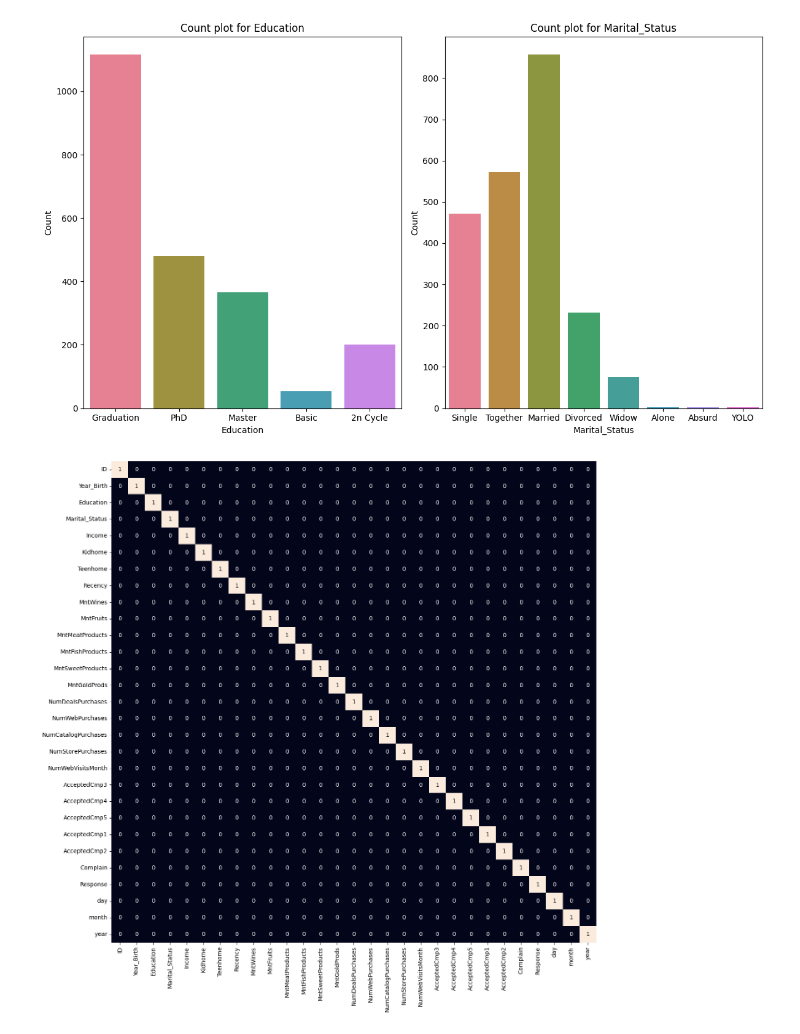
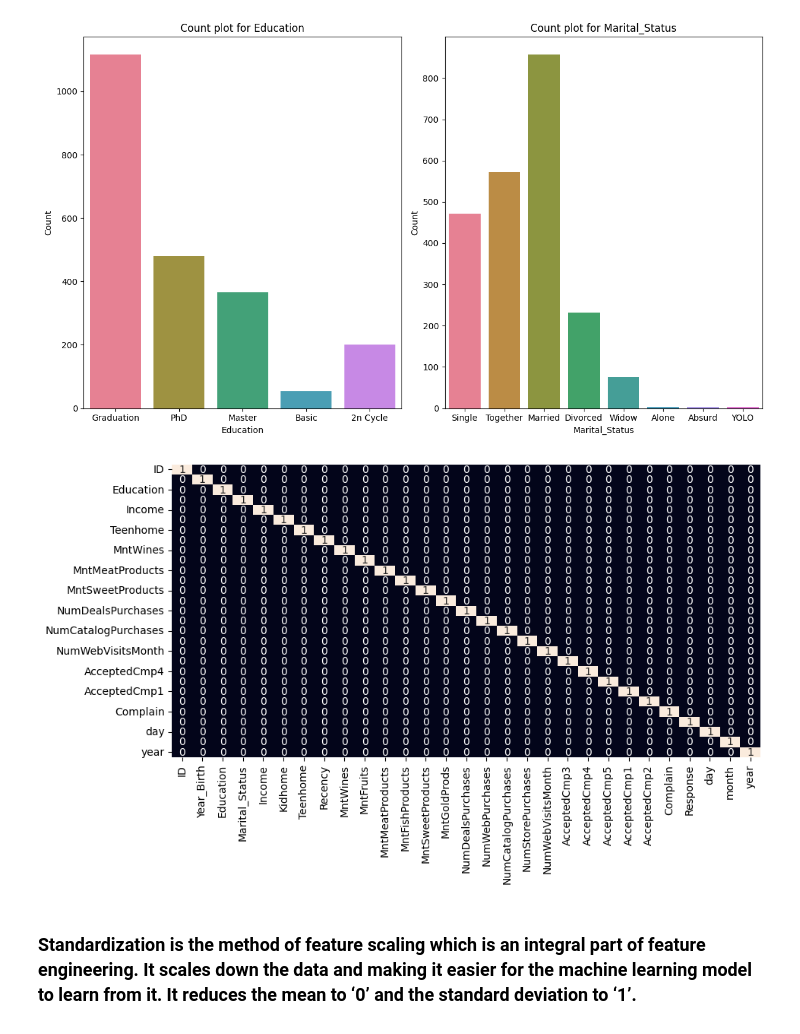
Before and after one commit to Arif-Badhon/Customer-Segmentation, a Jupyter notebook: analysis.ipynb, the cells around one changed output. Drawn from its saved outputs; the diff is of its cells as text; code cells hidden in the pictures.

```diff
--- a/analysis.ipynb
+++ b/analysis.ipynb
@@ -184,8 +184,10 @@ for col in df.columns:
         df[col] = le.fit_transform(df[col])
 # %%
 #Heatmap
-plt.figure(figsize=(15, 15))
+plt.figure(figsize=(10, 5))
 sns.heatmap(df.corr() > 0.8, annot=True, cbar=False)
 plt.show()
 # %% [output]
-[figure, old version]
+[figure, new version]
+# %% [markdown]
+### Standardization is the method of feature scaling which is an integral part of feature engineering. It scales down the data and making it easier for the machine learning model to learn from it. It reduces the mean to ‘0’ and the standard deviation to ‘1’.
```
Also changed, not shown: parts of 8 cells of this notebook.
